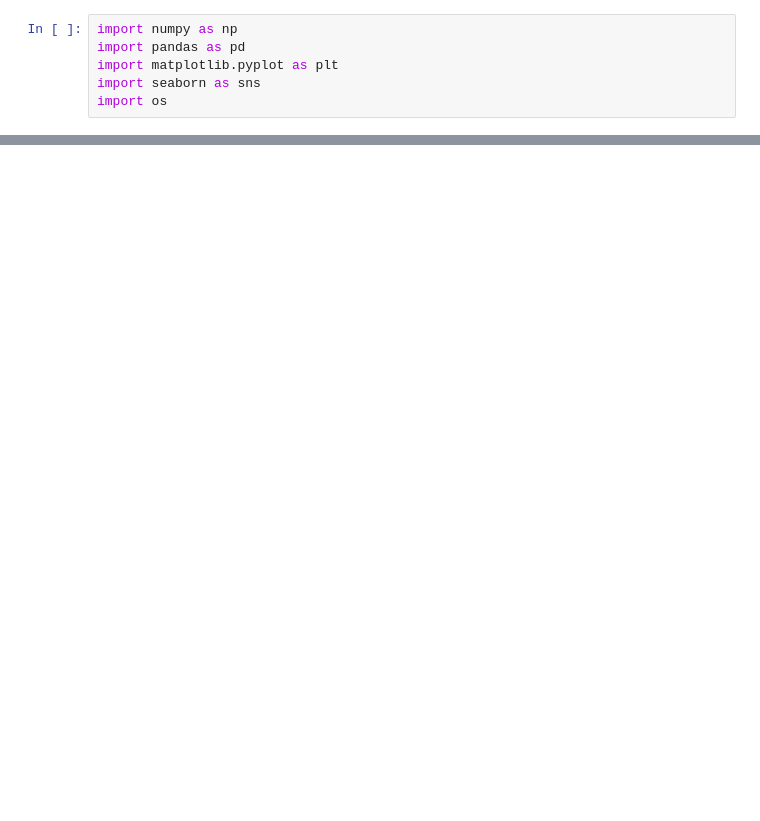
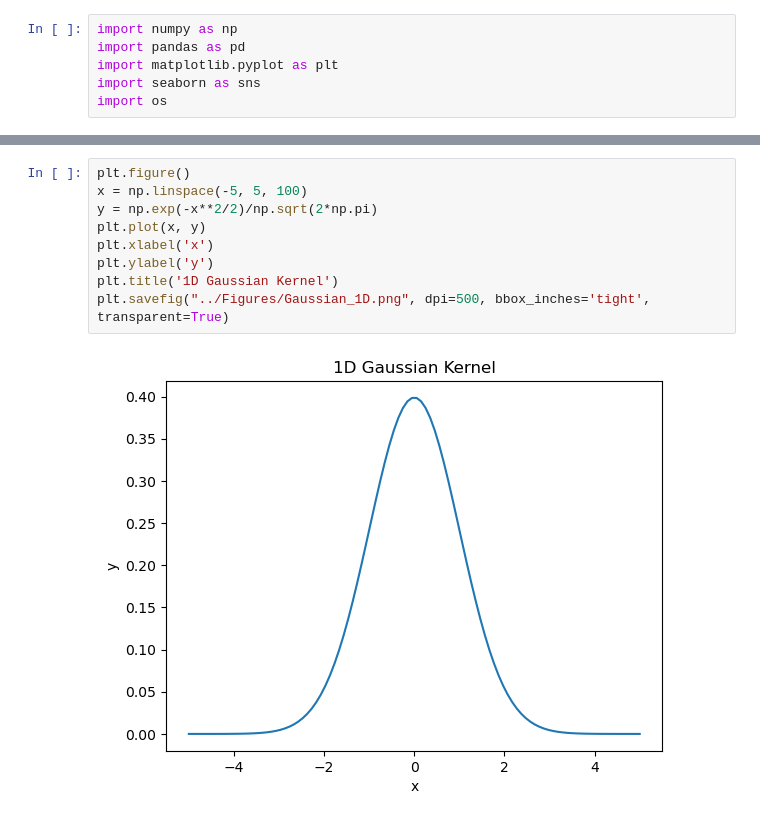
Before and after one commit to 9r0x/cuda-shift, a Jupyter notebook: python/analysis.ipynb, the cells around one changed output, grey strips where cells are left out. Drawn from its saved outputs; the diff is of its cells as text; blank space fills up the shorter version.

Commit message:
Figure updated

```diff
--- a/python/analysis.ipynb
+++ b/python/analysis.ipynb
@@ -44,0 +59,11 @@ plt.savefig("plot2.png", dpi=500)
+# %%
+plt.figure()
+x = np.linspace(-5, 5, 100)
+y = np.exp(-x**2/2)/np.sqrt(2*np.pi)
+plt.plot(x, y)
+plt.xlabel('x')
+plt.ylabel('y')
+plt.title('1D Gaussian Kernel')
+plt.savefig("../Figures/Gaussian_1D.png", dpi=500, bbox_inches='tight', transparent=True)
+# %% [output]
+[figure, added]
```
Also changed, not shown: parts of 6 cells of this notebook, 16 other files.
